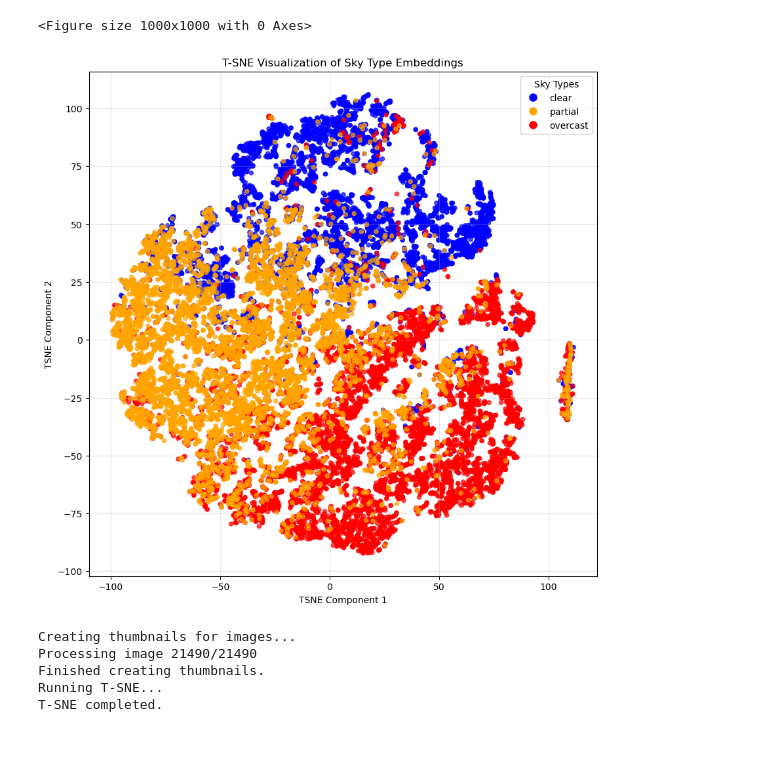
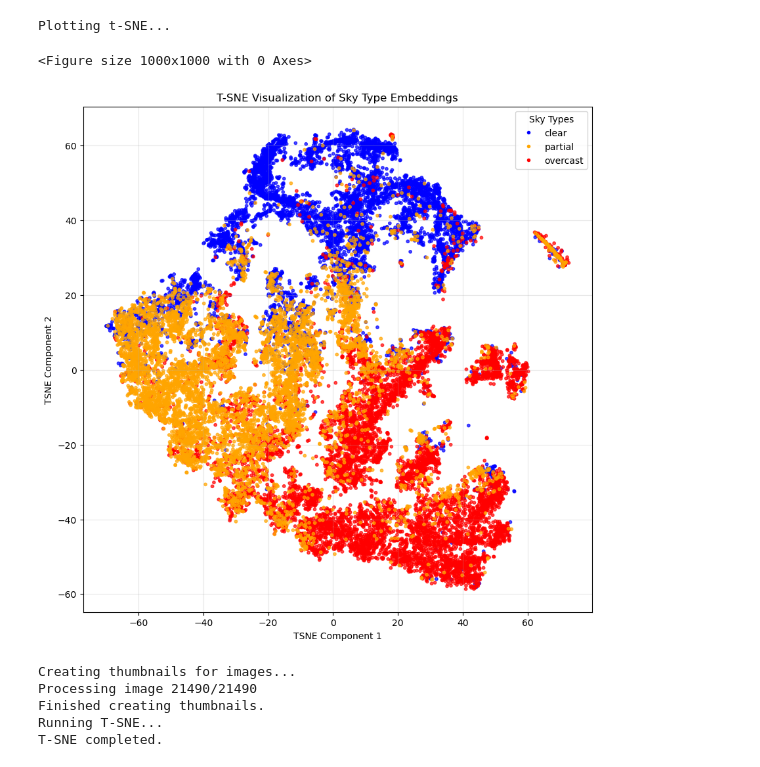
Before and after one commit to ArnaudPoletto/lipid-daylit-sky-categorization, a Jupyter notebook: notebooks/plot_embeddings.ipynb, the cells around one changed output. Drawn from its saved outputs; the diff is of its cells as text; code cells hidden in the pictures.

```diff
--- a/notebooks/plot_embeddings.ipynb
+++ b/notebooks/plot_embeddings.ipynb
@@ -40,37 +44,44 @@ for id, embedding_data in enumerate(embeddings_data.values()):
     embeddings[id] = np.array(embedding)
     embedding_sky_types[id] = SKY_TYPES.index(sky_type)
 # %%
-tsne = TSNE(n_components=2, random_state=SEED, perplexity=30)
+tsne = TSNE(
+    metric="cosine",
+    n_components=2,
+    random_state=SEED,
+    perplexity=100,
+)
 embeddings_2d = tsne.fit_transform(embeddings)
 
 # Plot the 2D embeddings
+print("Plotting t-SNE...")
 colors = ["blue", "orange", "red"]
 cmap = mcolors.ListedColormap(colors[:len(SKY_TYPES)])
 
 plt.figure(figsize=(10, 10))
 plt.figure(figsize=(10, 10))
 scatter = plt.scatter(
     embeddings_2d[:, 0],
     embeddings_2d[:, 1],
     c=embedding_sky_types,  # Use class indices for coloring
     cmap=cmap,
-    s=20,
+    s=10,
     alpha=0.7
 )
 
 legend_elements = [plt.Line2D([0], [0], marker='o', color='w',
-                          markerfacecolor=colors[i], markersize=10, label=sky_type)
+                          markerfacecolor=colors[i], markersize=5, label=sky_type)
                  for i, sky_type in enumerate(SKY_TYPES)]
 plt.legend(handles=legend_elements, title="Sky Types")
 
 plt.title("T-SNE Visualization of Sky Type Embeddings")
 plt.xlabel("TSNE Component 1")
 plt.ylabel("TSNE Component 2")
 plt.grid(True, alpha=0.3)
 plt.show()
 # %% [output]
-<Figure size 1000x1000 with 0 Axes>
+Plotting t-SNE...
+<Figure size 1000x1000 with 0 Axes>
-[figure, old version]
+[figure, new version]
 # %%
 import numpy as np
 from sklearn.manifold import TSNE
```
Also changed, not shown: parts of 3 cells of this notebook, 26 other files.
